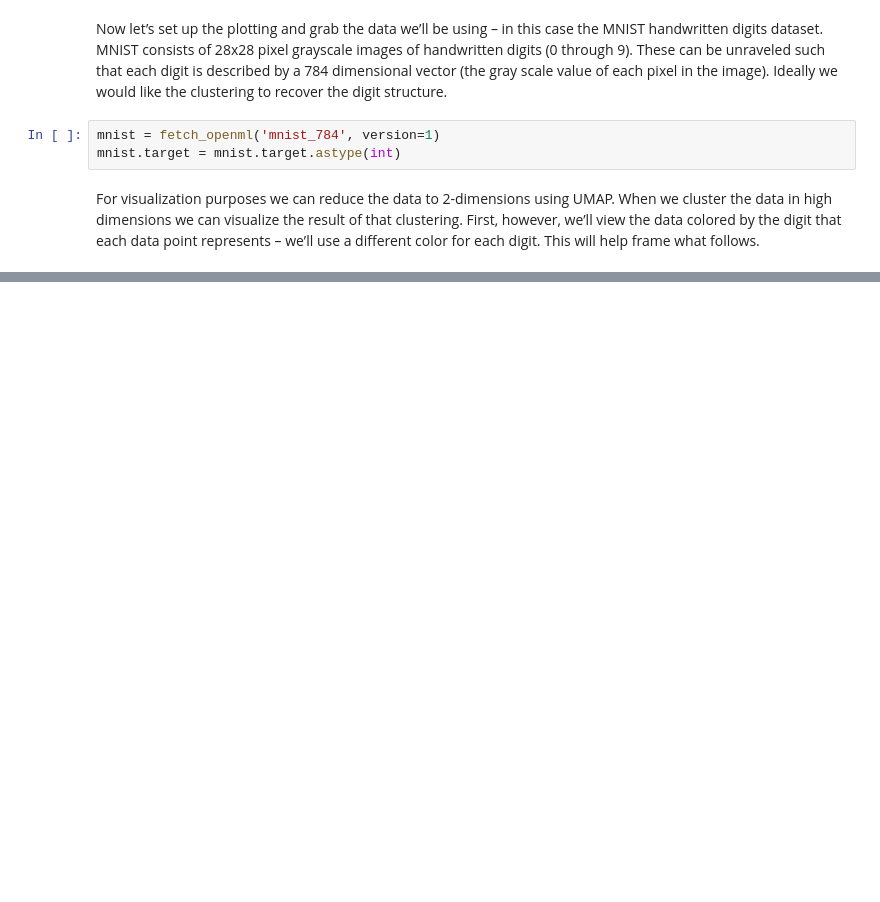
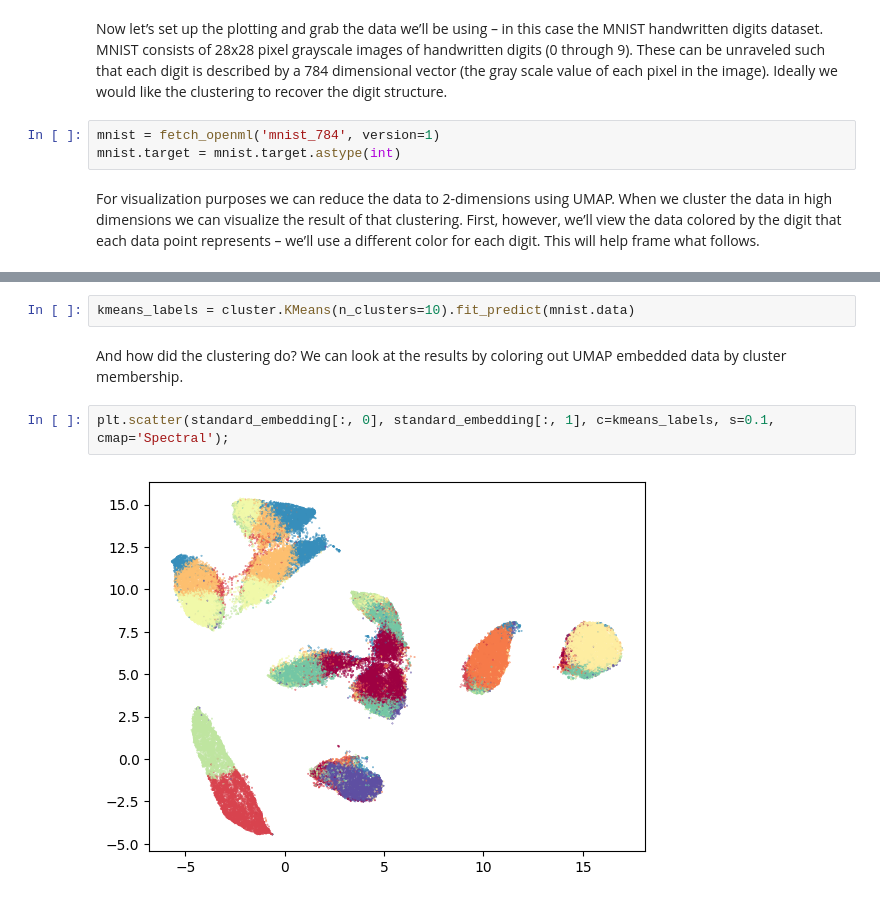
Before and after one commit to BissuelD/PyEMMA, a Jupyter notebook: notebooks/umap/using_umap_for_clustering.ipynb, the cells around one changed output, grey strips where cells are left out. Drawn from its saved outputs; the diff is of its cells as text; blank space fills up the shorter version.

```diff
--- a/notebooks/umap/using_umap_for_clustering.ipynb
+++ b/notebooks/umap/using_umap_for_clustering.ipynb
@@ -34,0 +39,8 @@ plt.scatter(standard_embedding[:, 0], standard_embedding[:, 1], c=mnist.target.a
+# %%
+kmeans_labels = cluster.KMeans(n_clusters=10).fit_predict(mnist.data)
+# %% [markdown]
+And how did the clustering do? We can look at the results by coloring out UMAP embedded data by cluster membership.
+# %%
+plt.scatter(standard_embedding[:, 0], standard_embedding[:, 1], c=kmeans_labels, s=0.1, cmap='Spectral');
+# %% [output]
+[figure, added]
```
Also changed, not shown: parts of 31 cells of this notebook.
